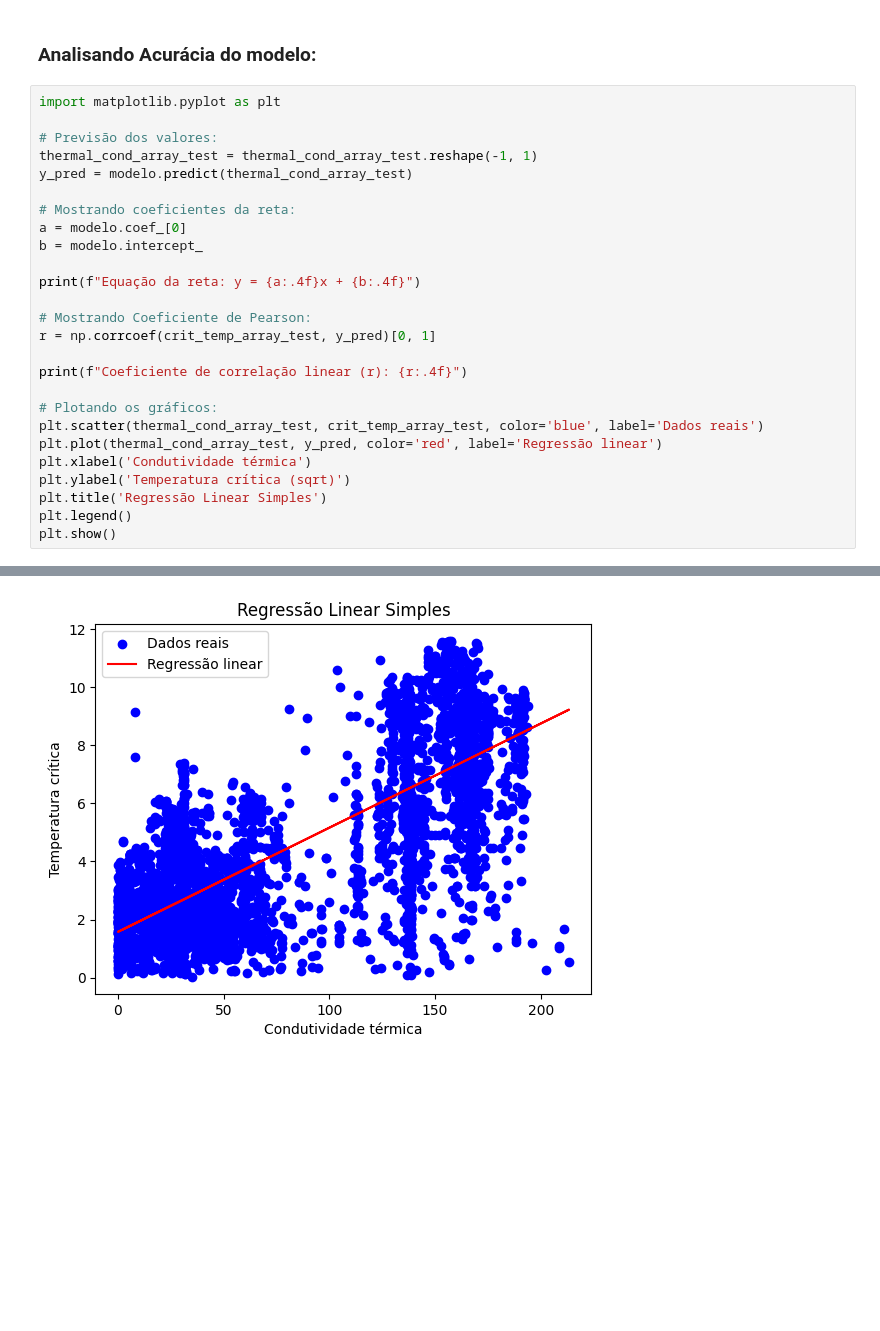
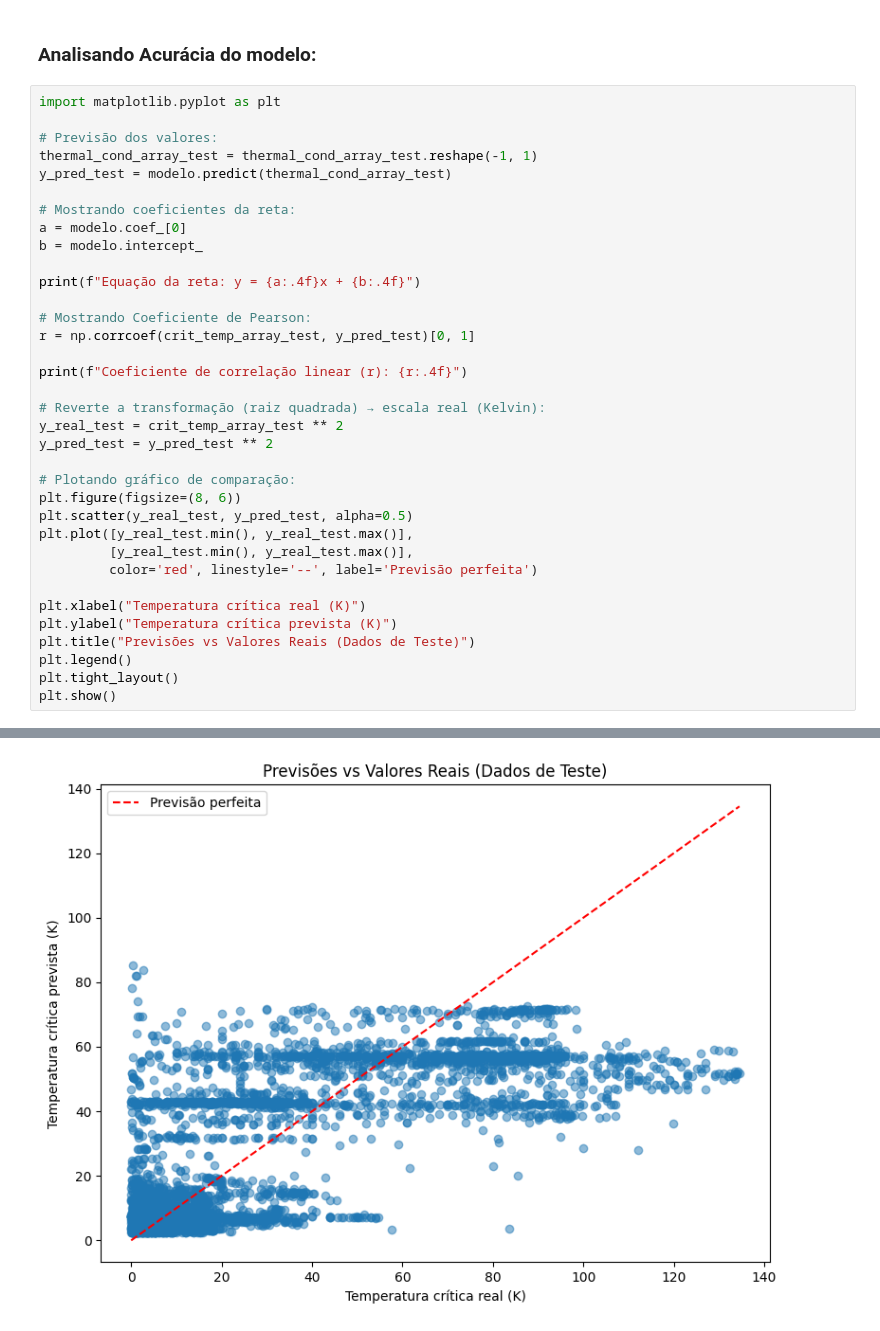
Before and after one commit to mthperera/predict-critical-temperature, a Jupyter notebook: notebooks/02_simples_reglin/fitting.ipynb, the cells around one changed output, grey strips where cells are left out. Cells and saved outputs as stored; diff of their text form; blank space fills up the shorter version.

Commit message:
Ajustando escalas dos Gráficos de Temperatura A transformação de sqrt deve ser desfeita antes de plotar o gráfico Além disso, o último gráfico de RegLin Simples foi substituído

```diff
--- a/notebooks/02_simples_reglin/fitting.ipynb
+++ b/notebooks/02_simples_reglin/fitting.ipynb
@@ -66,30 +71,39 @@ plt.show()
 # %%
 import matplotlib.pyplot as plt
 
 # Previsão dos valores:
 thermal_cond_array_test = thermal_cond_array_test.reshape(-1, 1)
-y_pred = modelo.predict(thermal_cond_array_test)
+y_pred_test = modelo.predict(thermal_cond_array_test)
 
 # Mostrando coeficientes da reta:
 a = modelo.coef_[0]
 b = modelo.intercept_
 
 print(f"Equação da reta: y = {a:.4f}x + {b:.4f}")
 
 # Mostrando Coeficiente de Pearson:
-r = np.corrcoef(crit_temp_array_test, y_pred)[0, 1]
+r = np.corrcoef(crit_temp_array_test, y_pred_test)[0, 1]
 
 print(f"Coeficiente de correlação linear (r): {r:.4f}")
 
-# Plotando os gráficos:
-plt.scatter(thermal_cond_array_test, crit_temp_array_test, color='blue', label='Dados reais')
-plt.plot(thermal_cond_array_test, y_pred, color='red', label='Regressão linear')
-plt.xlabel('Condutividade térmica')
-plt.ylabel('Temperatura crítica (sqrt)')
-plt.title('Regressão Linear Simples')
+# Reverte a transformação (raiz quadrada) → escala real (Kelvin):
+y_real_test = crit_temp_array_test ** 2
+y_pred_test = y_pred_test ** 2
+
+# Plotando gráfico de comparação:
+plt.figure(figsize=(8, 6))
+plt.scatter(y_real_test, y_pred_test, alpha=0.5)
+plt.plot([y_real_test.min(), y_real_test.max()],
+         [y_real_test.min(), y_real_test.max()],
+         color='red', linestyle='--', label='Previsão perfeita')
+
+plt.xlabel("Temperatura crítica real (K)")
+plt.ylabel("Temperatura crítica prevista (K)")
+plt.title("Previsões vs Valores Reais (Dados de Teste)")
 plt.legend()
+plt.tight_layout()
 plt.show()
 # %% [output]
 Equação da reta: y = 0.0359x + 1.5749
 Coeficiente de correlação linear (r): 0.7546
-[figure, old version]
+[figure, new version]
```
Also changed, not shown: parts of 1 cell of this notebook, 1 other file.
